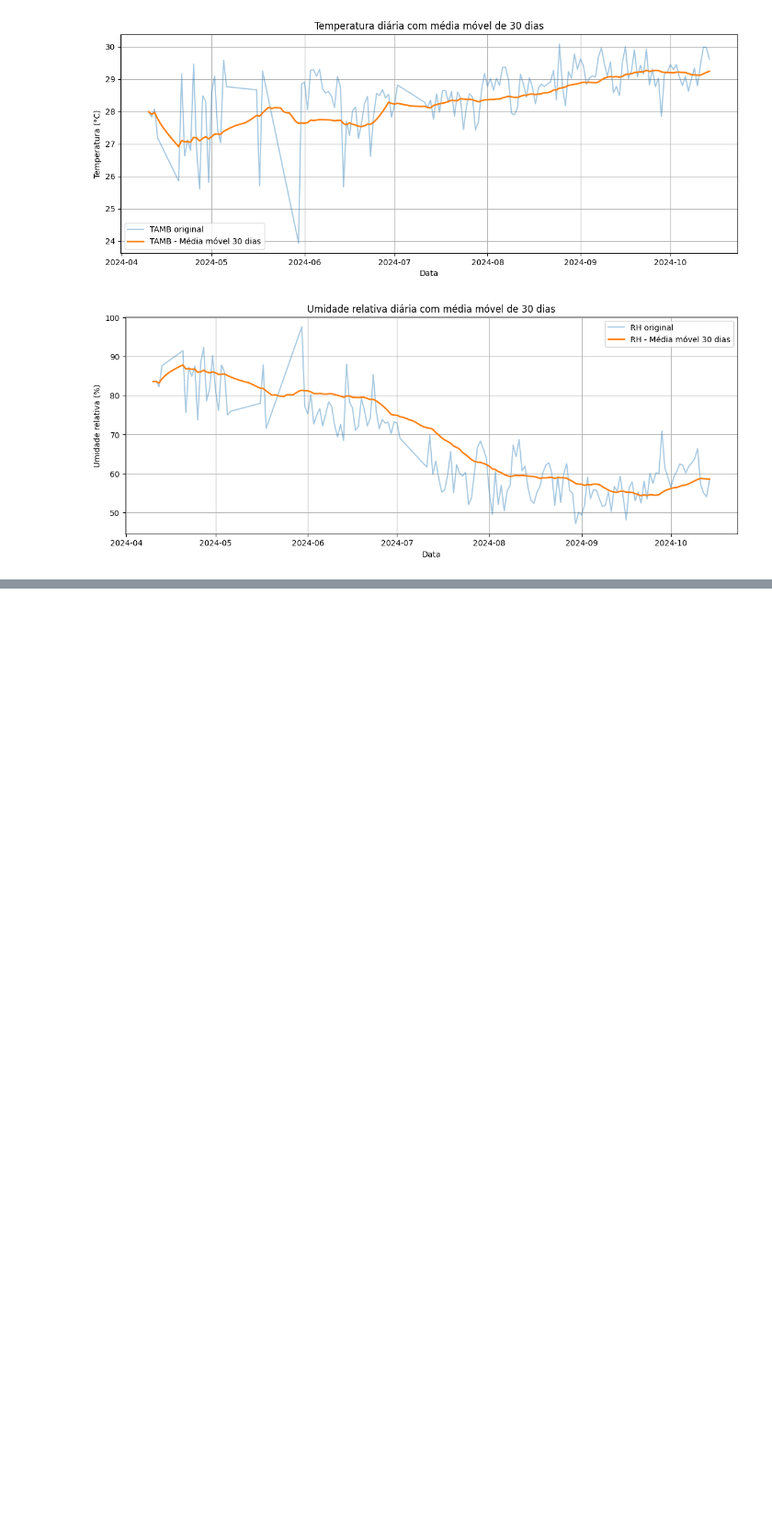
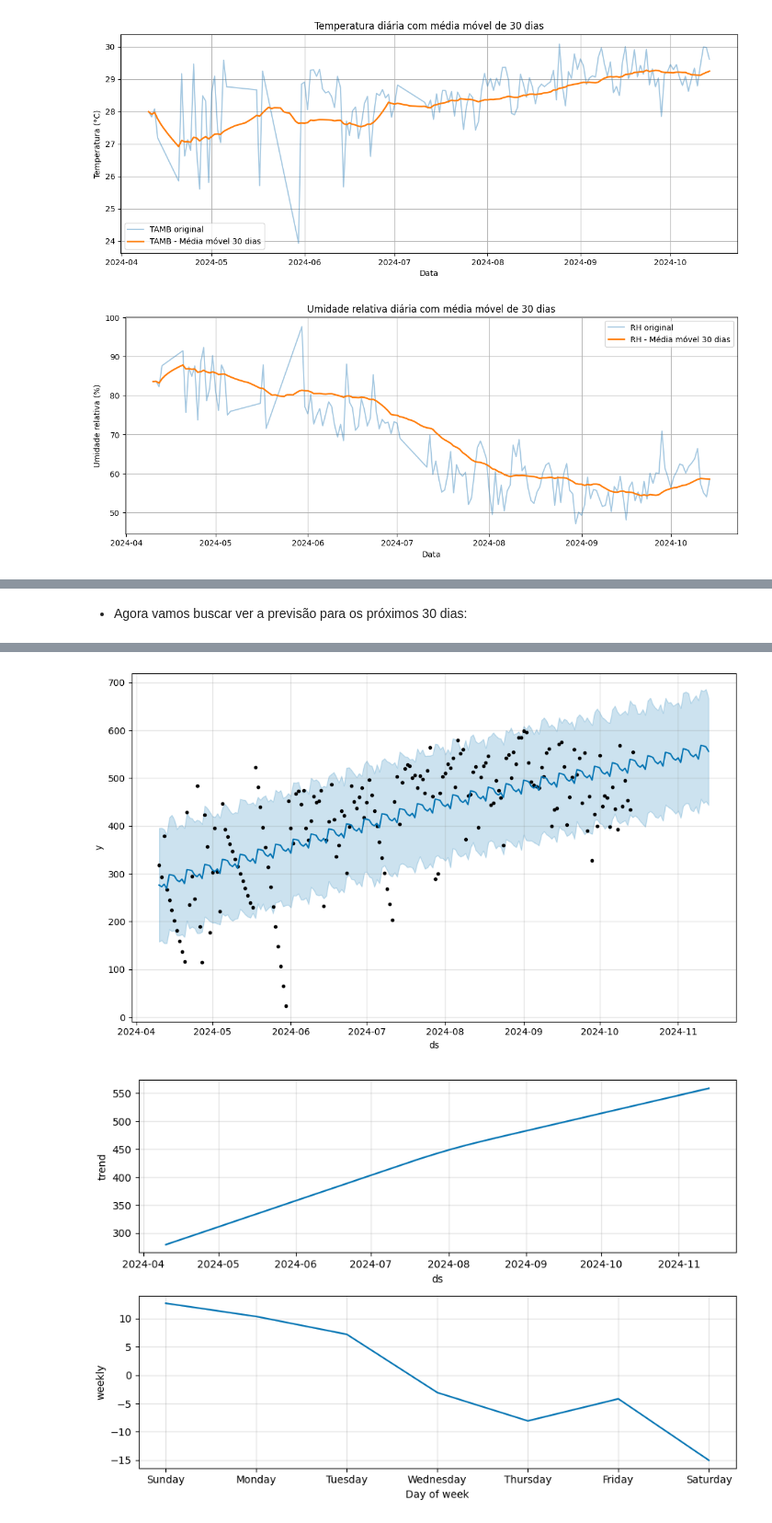
Before and after one commit to DanielCFigueira/Analise_metereologica_nordeste, a Jupyter notebook: fase_final.ipynb, the cells around one changed output, grey strips where cells are left out. Shown at 92% size. Saved outputs shown, nothing was run; the diff lists cells and outputs as text; code cells hidden in the pictures; blank space fills up the shorter version.

```diff
--- a/fase_final.ipynb
+++ b/fase_final.ipynb
@@ -709,0 +662,17 @@ plt.show()
+# %% [markdown]
+* Agora vamos buscar ver a previsão para os próximos 30 dias:
+# %%
+df_diario_prophet = df_diario[['GHI']].reset_index()
+df_diario_prophet.columns = ['ds', 'y']
+
+m_diario = Prophet()
+m_diario.fit(df_diario_prophet)
+
+futuro_diario = m_diario.make_future_dataframe(periods=30, freq='D')
+
+forecast_diario = m_diario.predict(futuro_diario)
+
+fig1_diario = m_diario.plot(forecast_diario)
+fig2_diario = m_diario.plot_components(forecast_diario)
+plt.show()
+# %% [output]
@@ -709,0 +681,2 @@ plt.show()
+[figure, added]
+[figure, added]
```
Also changed, not shown: parts of 12 cells of this notebook.
